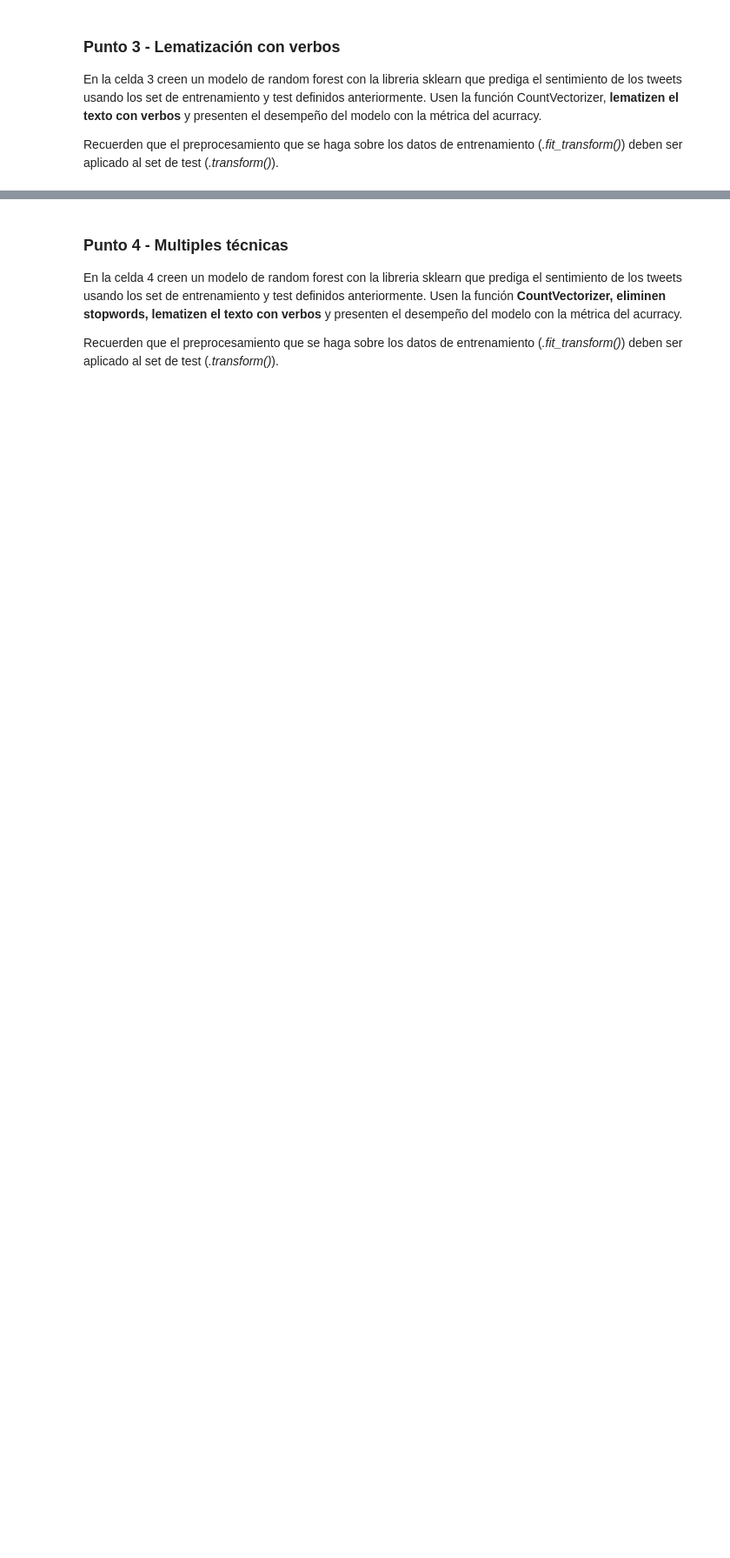
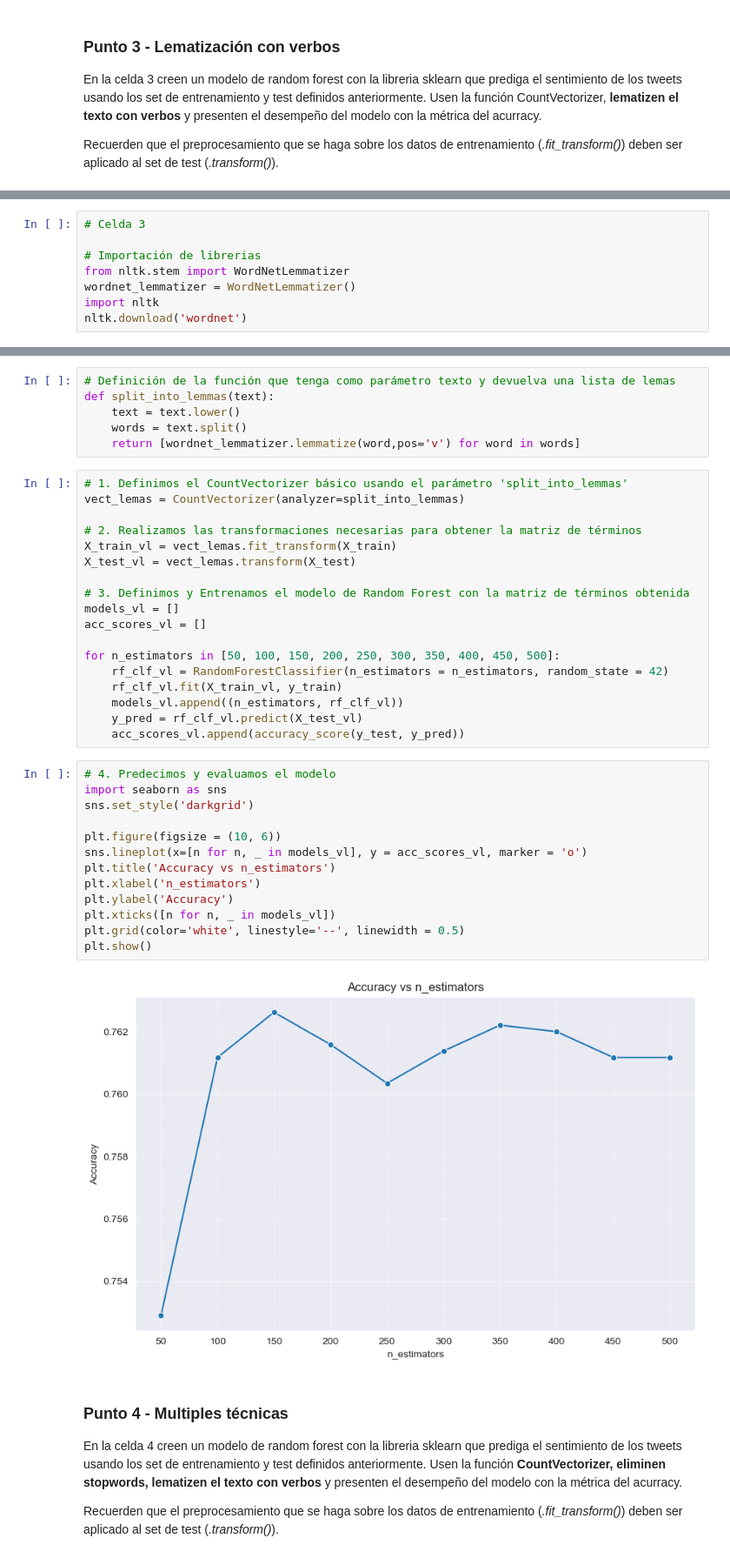
Before and after one commit to jantonioagudelo/MIAD_ML_NLP_2026, a Jupyter notebook: Semana 5/S5TC1_Analisis_Sentimientos.ipynb, the cells around one changed output, grey strips where cells are left out. Shown at 87% size. Drawn from its saved outputs; the diff is of its cells as text; blank space fills up the shorter version.

```diff
--- a/Semana 5/S5TC1_Analisis_Sentimientos.ipynb
+++ b/Semana 5/S5TC1_Analisis_Sentimientos.ipynb
@@ -172,0 +172,8 @@ cv_lematizer = CountVectorizer(stop_words='english', analyzer='word', token_patt
+# %%
+# Celda 3
+
+# Importación de librerias
+from nltk.stem import WordNetLemmatizer
+wordnet_lemmatizer = WordNetLemmatizer()
+import nltk
+nltk.download('wordnet')
@@ -173,3 +184,42 @@ cv_lematizer = CountVectorizer(stop_words='english', analyzer='word', token_patt
+# %%
+# Definición de la función que tenga como parámetro texto y devuelva una lista de lemas
+def split_into_lemmas(text):
+    text = text.lower()
+    words = text.split()
+    return [wordnet_lemmatizer.lemmatize(word,pos='v') for word in words]
+# %%
+# 1. Definimos el CountVectorizer básico usando el parámetro 'split_into_lemmas'
+vect_lemas = CountVectorizer(analyzer=split_into_lemmas)
+
+# 2. Realizamos las transformaciones necesarias para obtener la matriz de términos
+X_train_vl = vect_lemas.fit_transform(X_train)
+X_test_vl = vect_lemas.transform(X_test)
+
+# 3. Definimos y Entrenamos el modelo de Random Forest con la matriz de términos obtenida
+models_vl = []
+acc_scores_vl = []
+
+for n_estimators in [50, 100, 150, 200, 250, 300, 350, 400, 450, 500]:
+    rf_clf_vl = RandomForestClassifier(n_estimators = n_estimators, random_state = 42)
+    rf_clf_vl.fit(X_train_vl, y_train)
+    models_vl.append((n_estimators, rf_clf_vl))
+    y_pred = rf_clf_vl.predict(X_test_vl)
+    acc_scores_vl.append(accuracy_score(y_test, y_pred))
+# %%
+# 4. Predecimos y evaluamos el modelo
+import seaborn as sns
+sns.set_style('darkgrid')
+
+plt.figure(figsize = (10, 6))
+sns.lineplot(x=[n for n, _ in models_vl], y = acc_scores_vl, marker = 'o')
+plt.title('Accuracy vs n_estimators')
+plt.xlabel('n_estimators')
+plt.ylabel('Accuracy')
+plt.xticks([n for n, _ in models_vl])
+plt.grid(color='white', linestyle='--', linewidth = 0.5)
+plt.show()
+# %% [output]
+[figure, added]
 # %% [markdown]
 ### Punto 4 - Multiples técnicas
 
```
Also changed, not shown: parts of 12 cells of this notebook.
